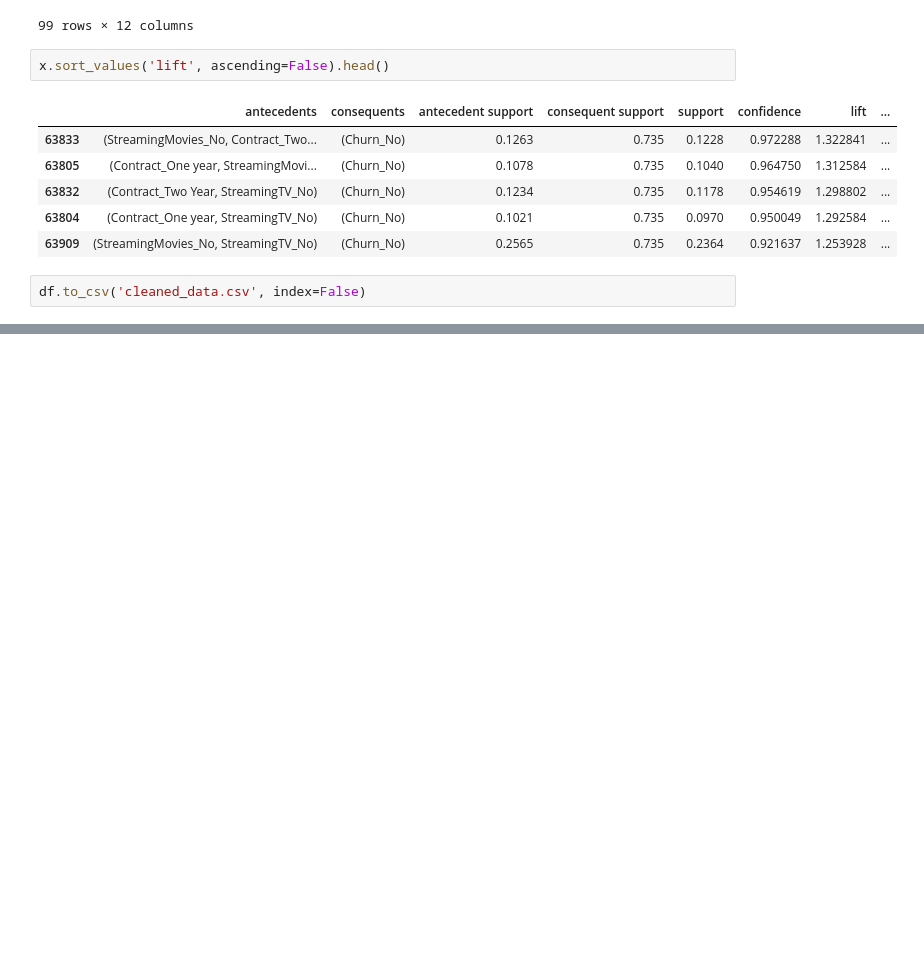
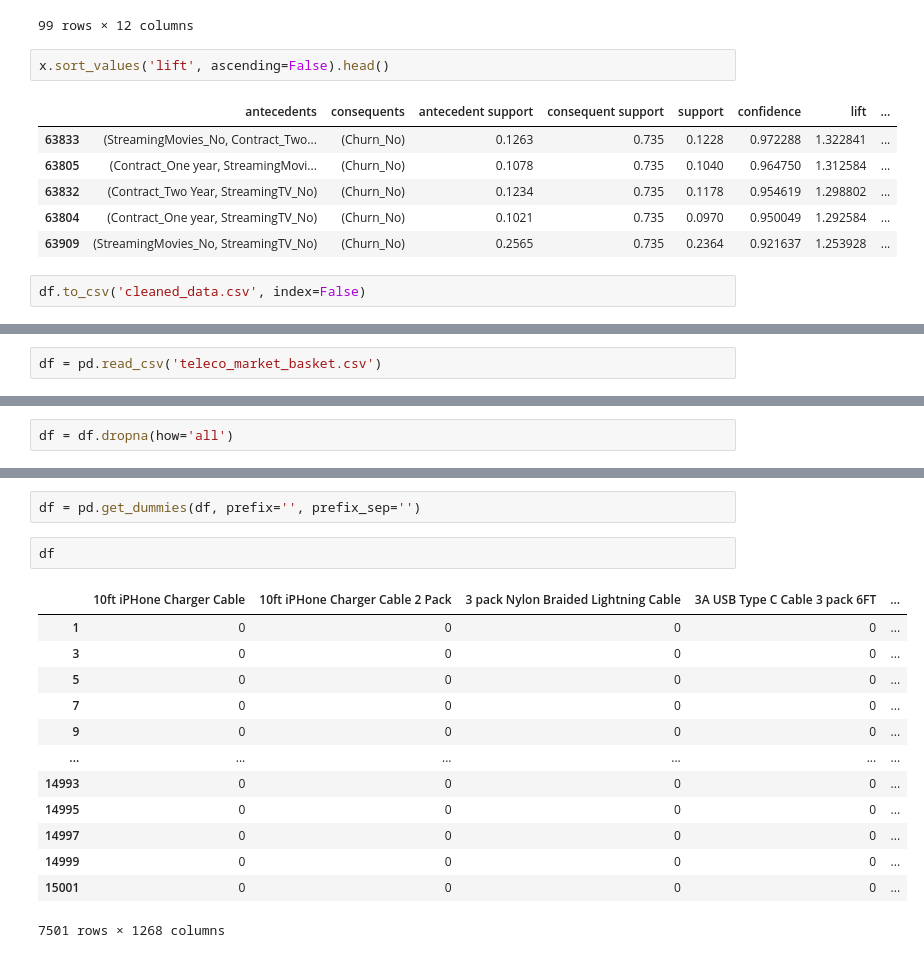
Before and after one commit to jlrosales8/D212_Market_Basket_Analysis, a Jupyter notebook: D212_Market_Basket_Analysis.ipynb, the cells around one changed output, grey strips where cells are left out. Drawn from its saved outputs; the diff is of its cells as text; blank space fills up the shorter version.

```diff
--- a/D212_Market_Basket_Analysis.ipynb
+++ b/D212_Market_Basket_Analysis.ipynb
@@ -376,0 +379,2 @@ df.to_csv('cleaned_data.csv', index=False)
+# %%
+df = pd.read_csv('teleco_market_basket.csv')
@@ -376,0 +390,2 @@ df.to_csv('cleaned_data.csv', index=False)
+# %%
+df = df.dropna(how='all')
@@ -376,0 +401,18 @@ df.to_csv('cleaned_data.csv', index=False)
+# %%
+df = pd.get_dummies(df, prefix='', prefix_sep='')
+# %%
+df
+# %% [output]
+|  | 10ft iPHone Charger Cable | 10ft iPHone Charger Cable 2 Pack | 3 pack Nylon Braided Lightning Cable | 3A USB Type C Cable 3 pack 6FT | ... |
+| 1 | 0 | 0 | 0 | 0 | ... |
+| 3 | 0 | 0 | 0 | 0 | ... |
+| 5 | 0 | 0 | 0 | 0 | ... |
+| 7 | 0 | 0 | 0 | 0 | ... |
+| 9 | 0 | 0 | 0 | 0 | ... |
+| ... | ... | ... | ... | ... | ... |
+| 14993 | 0 | 0 | 0 | 0 | ... |
+| 14995 | 0 | 0 | 0 | 0 | ... |
+| 14997 | 0 | 0 | 0 | 0 | ... |
+| 14999 | 0 | 0 | 0 | 0 | ... |
+| 15001 | 0 | 0 | 0 | 0 | ... |
+7501 rows × 1268 columns
```
Also changed, not shown: parts of 23 cells of this notebook, 2 other files.
